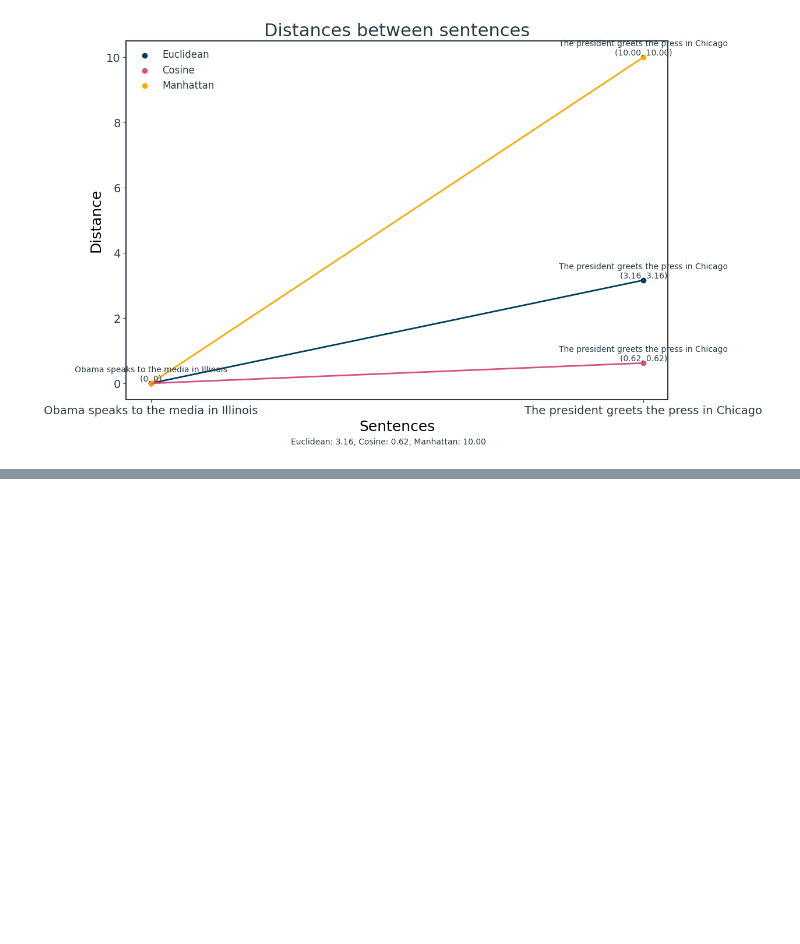
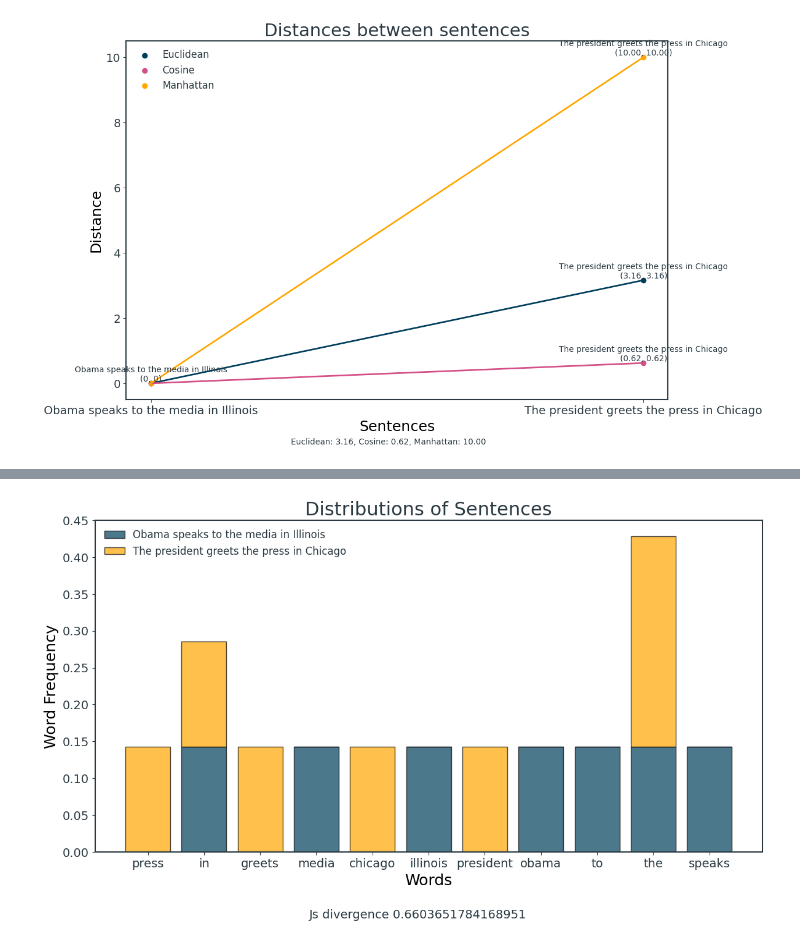
Before and after one commit to micheledinelli/text-distances, a Jupyter notebook: main.ipynb, the cells around one changed output, grey strips where cells are left out. Drawn from its saved outputs; the diff is of its cells as text; code cells hidden in the pictures; blank space fills up the shorter version.

```diff
--- a/main.ipynb
+++ b/main.ipynb
@@ -156,0 +180,30 @@ print(euclidean_distance(s1,s3, vectorizer=vectorizer))
+# %%
+def plot_distributions(ax, s1: str, s2: str):
+    distribution1 = get_distribution(s1)
+    distribution2 = get_distribution(s2)
+
+    # Get all unique words from both distributions
+    all_words = list(set(distribution1.keys()) | set(distribution2.keys()))
+
+    # Create arrays for word frequencies in both distributions
+    freq1 = np.array([distribution1.get(word, 0) for word in all_words])
+    freq2 = np.array([distribution2.get(word, 0) for word in all_words])
+
+    # Plot bar charts for each distribution
+    ax.bar(all_words, freq1, alpha=0.7, label=s1, color=colors[0], ec="black")
+    ax.bar(all_words, freq2, alpha=0.7, label=s2, color=colors[2], bottom=freq1, ec="black")
+
+    # Set labels and title
+    ax.set_xlabel('Words')
+    ax.set_ylabel('Word Frequency')
+    ax.set_title('Distributions of Sentences')
+    ax.legend()
+
+fig, ax = plt.subplots(figsize=(14, 7))
+plot_distributions(ax, s1, s2)
+
+string = f'Js divergence {js_divergence_between_sentences(s1, s2)}'
+fig.text(0.5, -0.05, string, ha='center', va='bottom', fontsize=14)
+plt.show()
+# %% [output]
+[figure, added]
```
Also changed, not shown: parts of 10 cells of this notebook.
